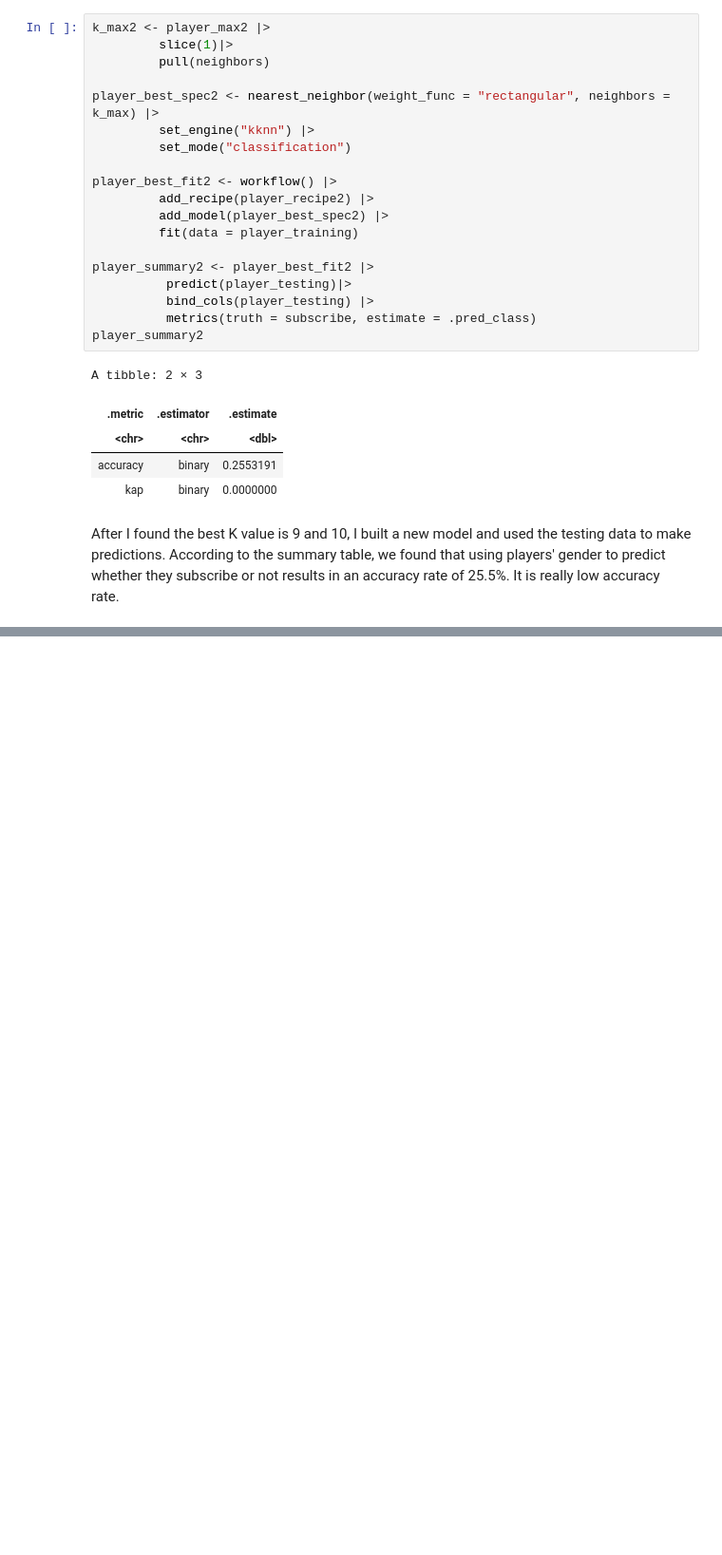
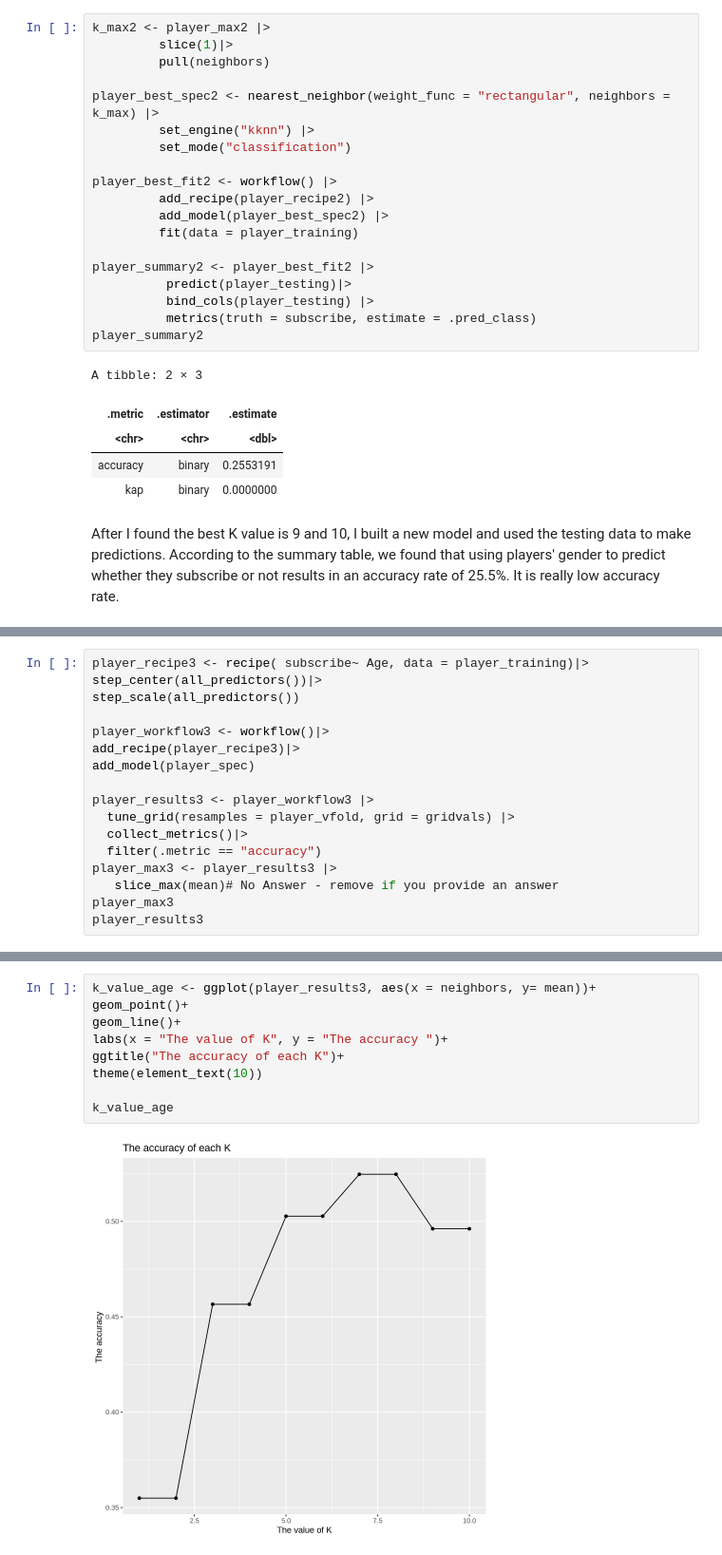
Before and after one commit to SubrinaLi/DSCI-100-sec003, a Jupyter notebook: Subrina LI Project.ipynb, the cells around one changed output, grey strips where cells are left out. Shown at 95% size. Saved outputs shown, nothing was run; the diff lists cells and outputs as text; blank space fills up the shorter version.

Commit message:
part 3 of project
I added the part 3 of this project: The relationship between the Age and subscribe

```diff
--- a/Subrina LI Project.ipynb
+++ b/Subrina LI Project.ipynb
@@ -275,0 +279,17 @@ After I found the best K value is 9 and 10, I built a new model and used the tes
+# %%
+player_recipe3 <- recipe( subscribe~ Age, data = player_training)|>
+step_center(all_predictors())|>
+step_scale(all_predictors())
+
+player_workflow3 <- workflow()|>
+add_recipe(player_recipe3)|>
+add_model(player_spec)
+
+player_results3 <- player_workflow3 |>
+  tune_grid(resamples = player_vfold, grid = gridvals) |>
+  collect_metrics()|>
+  filter(.metric == "accuracy")
+player_max3 <- player_results3 |>
+   slice_max(mean)# No Answer - remove if you provide an answer
+player_max3
+player_results3
@@ -275,0 +312,11 @@ After I found the best K value is 9 and 10, I built a new model and used the tes
+# %%
+k_value_age <- ggplot(player_results3, aes(x = neighbors, y= mean))+
+geom_point()+
+geom_line()+
+labs(x = "The value of K", y = "The accuracy ")+
+ggtitle("The accuracy of each K")+
+theme(element_text(10))
+
+k_value_age
+# %% [output]
+[figure, added]
```
Also changed, not shown: parts of 5 cells of this notebook.
